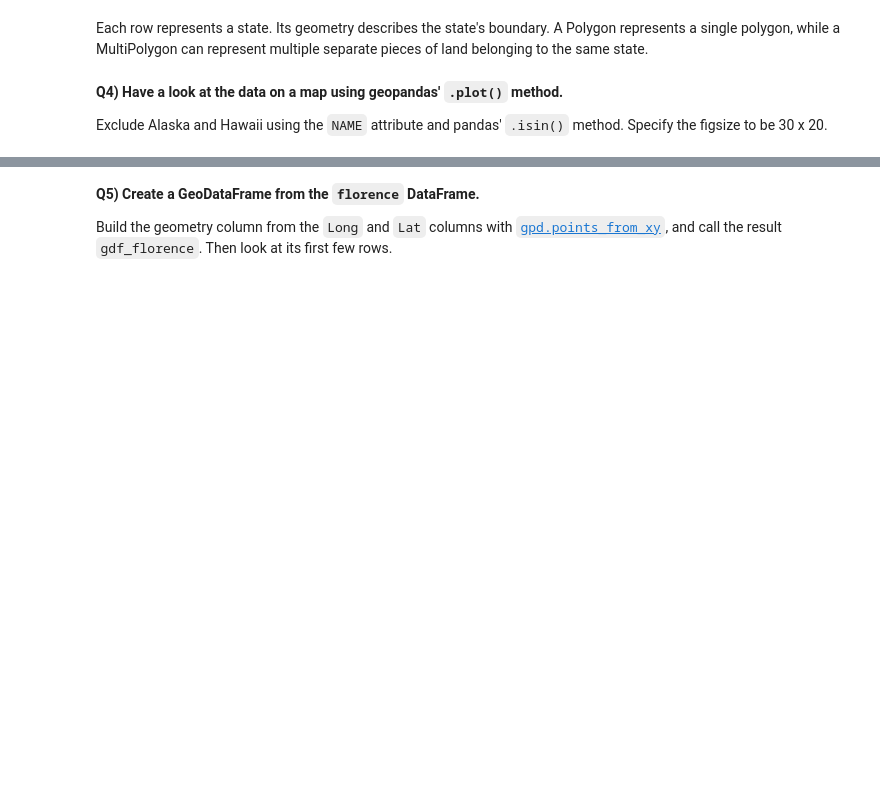
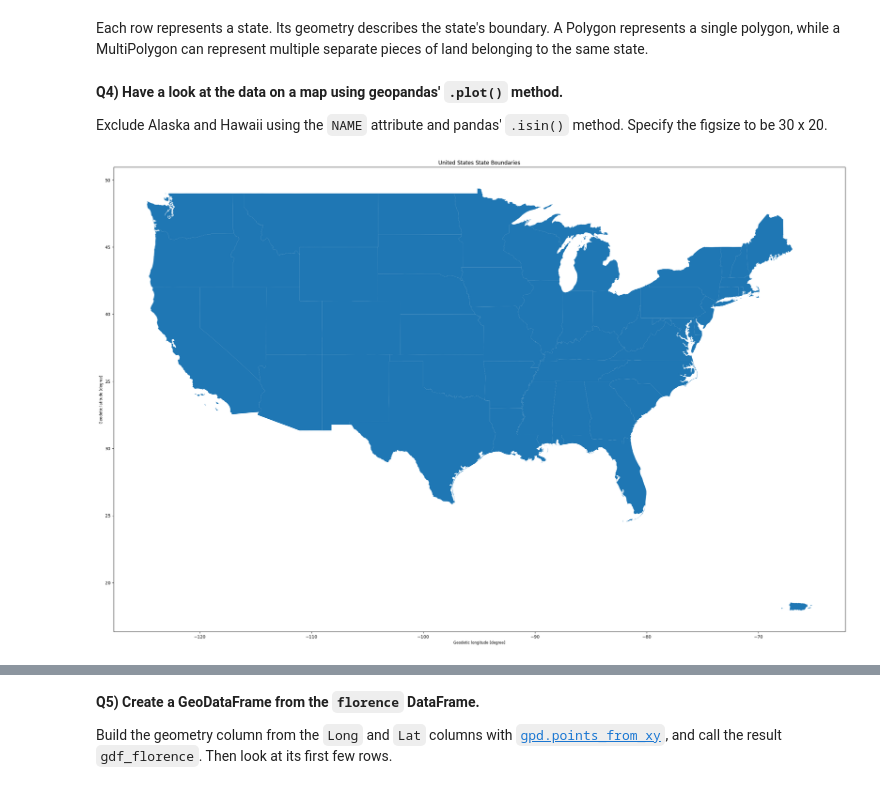
Before and after one commit to spatialjim1/2026_Intro_Python, a Jupyter notebook: live/part-I/1.6-geospatial-vector-data-environmental-exercises.ipynb, the cells around one changed output, grey strips where cells are left out. Drawn from its saved outputs; the diff is of its cells as text; code cells hidden in the pictures; blank space fills up the shorter version.

```diff
--- a/live/part-I/1.6-geospatial-vector-data-environmental-exercises.ipynb
+++ b/live/part-I/1.6-geospatial-vector-data-environmental-exercises.ipynb
@@ -117,3 +115,16 @@ figsize to be 30 x 20.
+# %%
+# Exclude Alaska and Hawaii
+country_mainland = country[
+    ~country["NAME"].isin(["Alaska", "Hawaii"])
+]
+
+# Plot the remaining states
+country_mainland.plot(figsize=(30, 20))
+
+plt.title("United States State Boundaries")
+plt.show()
+# %% [output]
+[figure, added]
 # %%
 # Pre-supplied: read in the hurricane Florence data, drop the advisory bookkeeping columns,
 # fix the longitude sign, and have a look at the dataframe.
```
Also changed, not shown: parts of 4 cells of this notebook.
